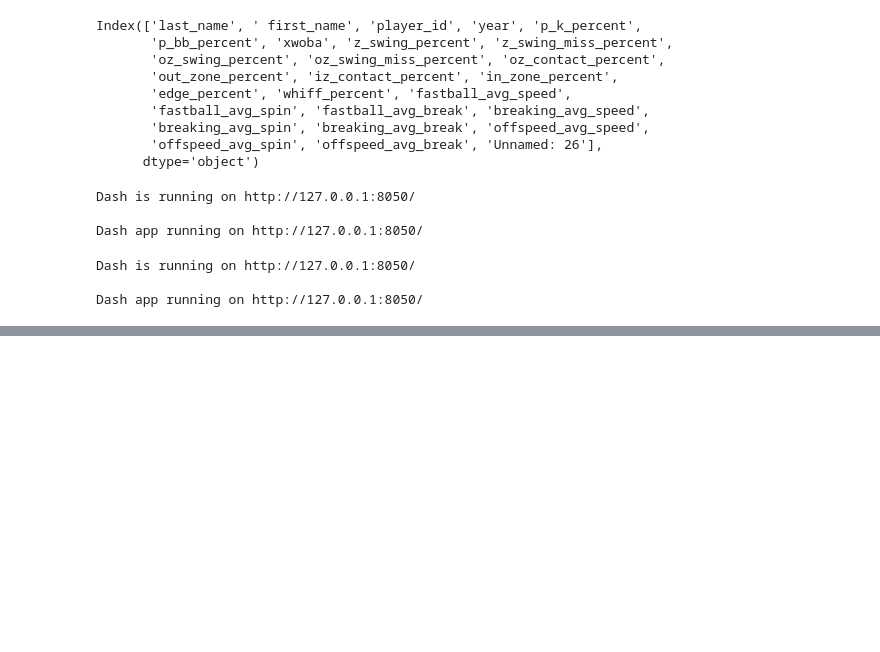
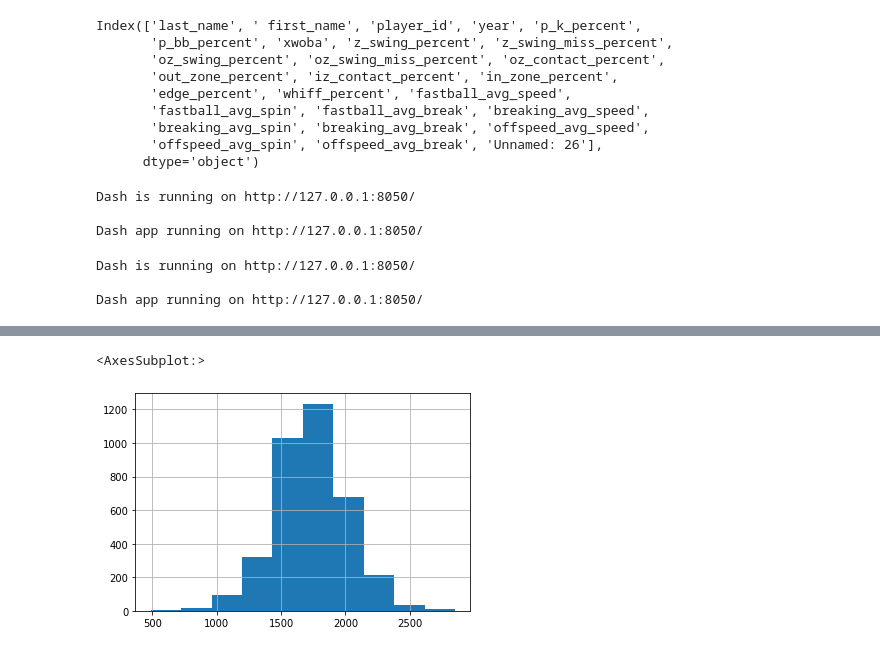
Before and after one commit to jihun0423/plotly-dash, a Jupyter notebook: dash!.ipynb, the cells around one changed output, grey strips where cells are left out. Drawn from its saved outputs; the diff is of its cells as text; code cells hidden in the pictures; blank space fills up the shorter version.

```diff
--- a/dash!.ipynb
+++ b/dash!.ipynb
@@ -206,0 +476,5 @@ Dash app running on http://127.0.0.1:8050/
+# %%
+df['offspeed_avg_spin'].hist()
+# %% [output]
+<AxesSubplot:>
+[figure, added]
```
Also changed, not shown: parts of 18 cells of this notebook.
